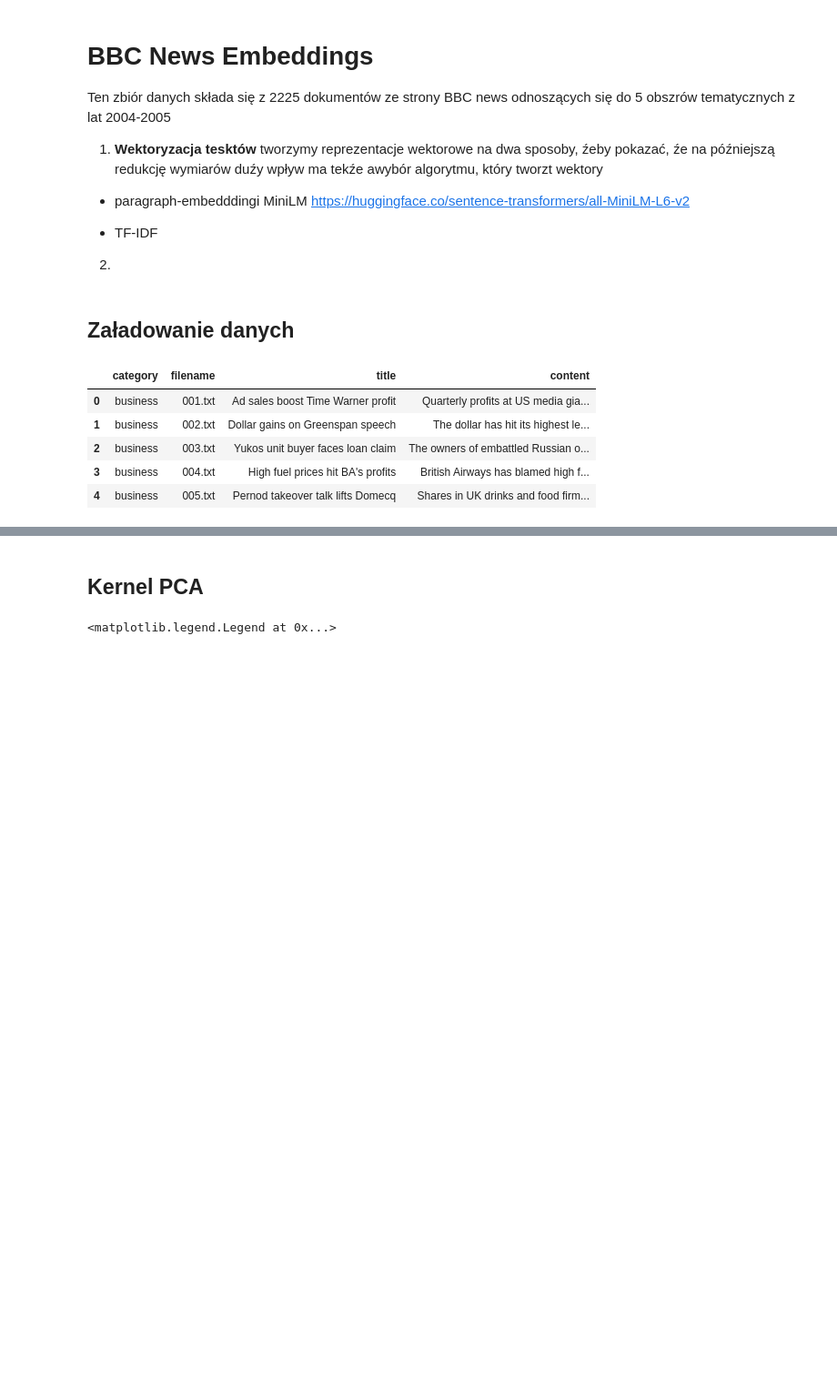
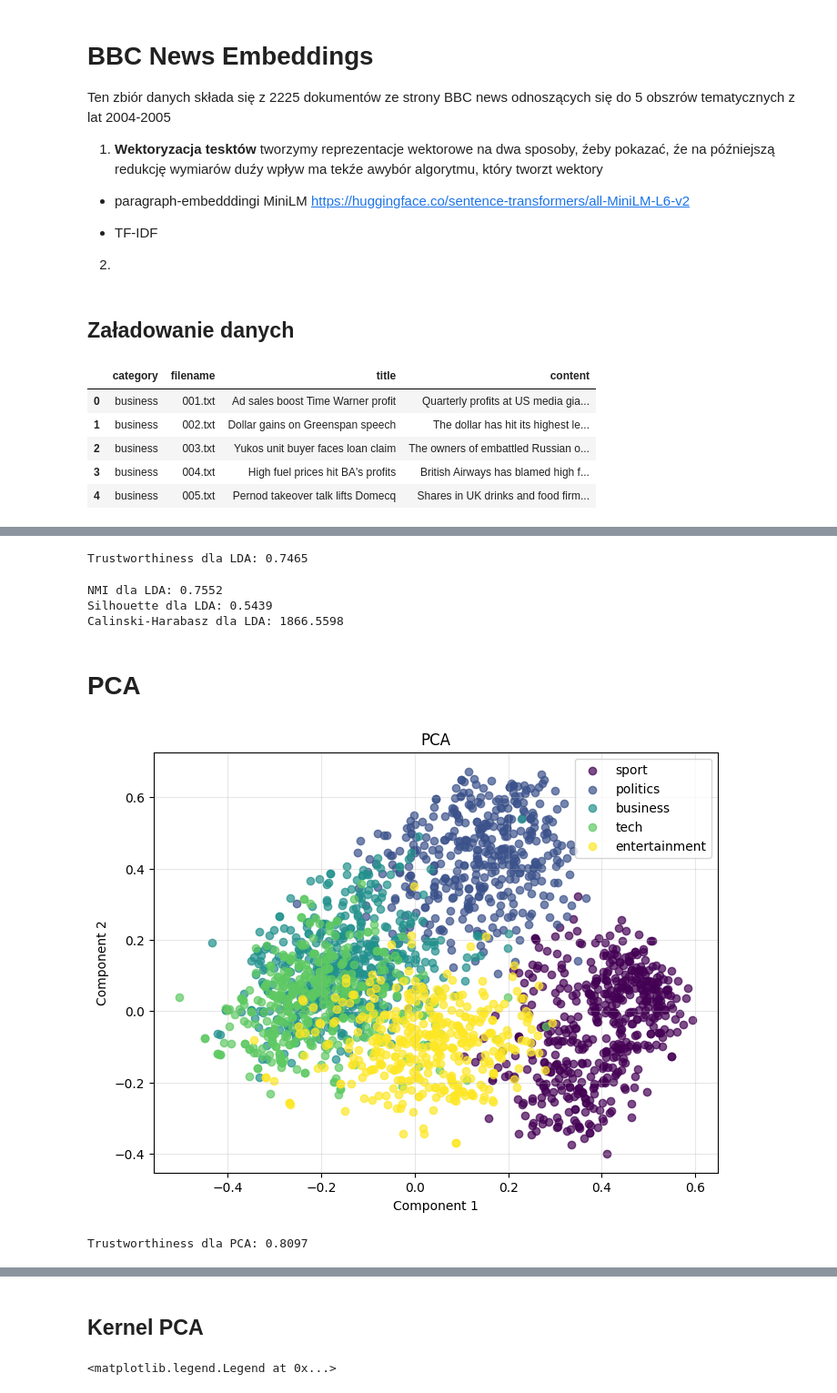
Before and after one commit to wiktorbag/Dimensionality-reduction-project, a Jupyter notebook: experiment3.ipynb, the cells around one changed output, grey strips where cells are left out. Shown at 91% size. Saved outputs shown, nothing was run; the diff lists cells and outputs as text; code cells hidden in the pictures; blank space fills up the shorter version.

```diff
--- a/experiment3.ipynb
+++ b/experiment3.ipynb
@@ -70,0 +121,79 @@ bbc_data.head()
+# %%
+from sklearn.manifold import trustworthiness
+
+trust_lda = trustworthiness(X_test, X_test_lda, n_neighbors=5)
+print(f"Trustworthiness dla LDA: {trust_lda:.4f}")
+# %% [output]
+Trustworthiness dla LDA: 0.7465
+# %%
+from sklearn.metrics import normalized_mutual_info_score, silhouette_score, calinski_harabasz_score
+from sklearn.cluster import KMeans
+
+kmeans = KMeans(
+    n_clusters=len(set(y_test)),
+    random_state=1,
+    n_init=10
+)
+
+clusters = kmeans.fit_predict(X_test_lda)
+
+nmi_pca = normalized_mutual_info_score(
+    y_test,
+    clusters
+)
+
+sil_pca = silhouette_score(
+    X_test_lda,
+    clusters
+)
+
+cal_har = calinski_harabasz_score(
+    X_test_lda,
+    clusters
+)
+print(f"NMI dla LDA: {nmi_pca:.4f}")
+print(f"Silhouette dla LDA: {sil_pca:.4f}")
+print(f"Calinski-Harabasz dla LDA: {cal_har:.4f}")
+# %% [output]
+NMI dla LDA: 0.7552
+Silhouette dla LDA: 0.5439
+Calinski-Harabasz dla LDA: 1866.5598
+# %% [markdown]
+# PCA
+# %%
+import numpy as np
+from utils.pca import my_pca
+import pandas as pd
+import sys
+sys.modules['utils.pca'].pd = pd
+pca = my_pca(n_components=2)
+
+X_text = np.array(bbc_data['embedding'].tolist())
+y_text = bbc_data['category'].values
+
+X_pca, df_pca = pca.fit(X_text)
+# %%
+import matplotlib.pyplot as plt
+
+mapper = plt.cm.get_cmap('viridis', len(set(bbc_data['category'])))
+
+plt.figure(figsize=(8, 6))
+for i, category in enumerate(set(bbc_data['category'])):
+    indices = bbc_data['category'] == category
+    plt.scatter(X_pca[indices, 0], X_pca[indices, 1], label=category, color=mapper(i), alpha=0.7)
+
+plt.title("PCA na BBC News", fontsize=12)
+plt.xlabel("Component 1")
+plt.ylabel("Component 2")
+plt.legend()
+plt.grid(True, alpha=0.3)
+plt.show()
+# %% [output]
+[figure, added]
+# %%
+from sklearn.manifold import trustworthiness
+
+trust_lda = trustworthiness(X_text, X_pca, n_neighbors=5)
+print(f"Trustworthiness dla PCA: {trust_lda:.4f}")
+# %% [output]
+Trustworthiness dla PCA: 0.8097
```
Also changed, not shown: parts of 9 cells of this notebook.
